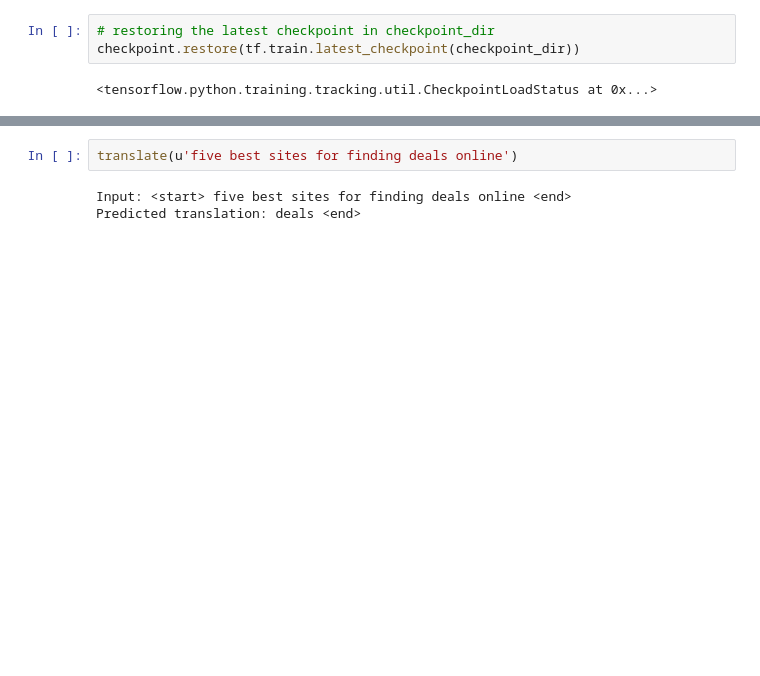
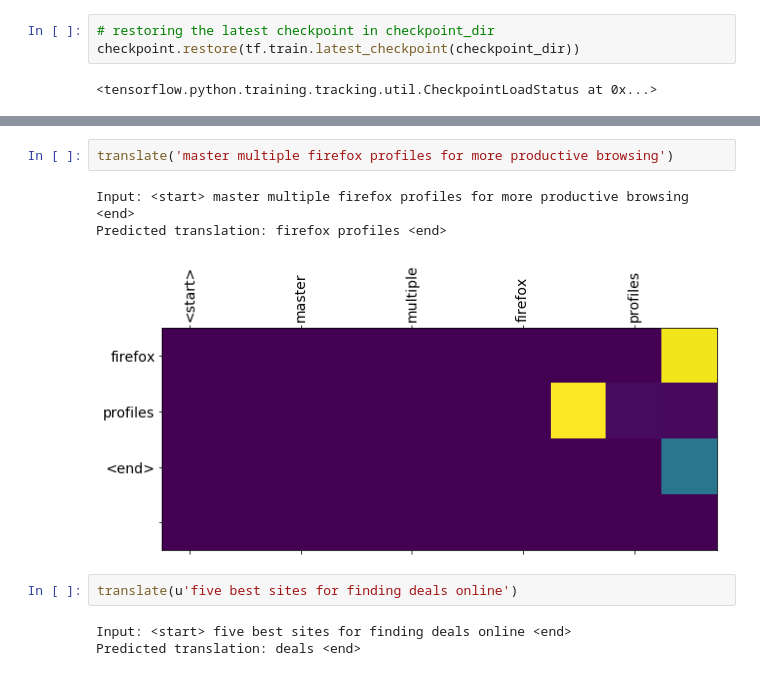
Before and after one commit to ashwathnanda/testin, a Jupyter notebook: Copy_of_nmt_with_attention.ipynb, the cells around one changed output, grey strips where cells are left out. Cells and saved outputs as stored; diff of their text form; blank space fills up the shorter version.

```diff
--- a/Copy_of_nmt_with_attention.ipynb
+++ b/Copy_of_nmt_with_attention.ipynb
@@ -521,3 +521,9 @@ Predicted translation: bittorrent <end>
+# %%
+translate('master multiple firefox profiles for more productive browsing')
+# %% [output]
+Input: <start> master multiple firefox profiles for more productive browsing <end>
+Predicted translation: firefox profiles <end>
+[figure, added]
 # %%
 translate(u'five best sites for finding deals online')
 # %% [output]
```
Also changed, not shown: parts of 4 cells of this notebook.
